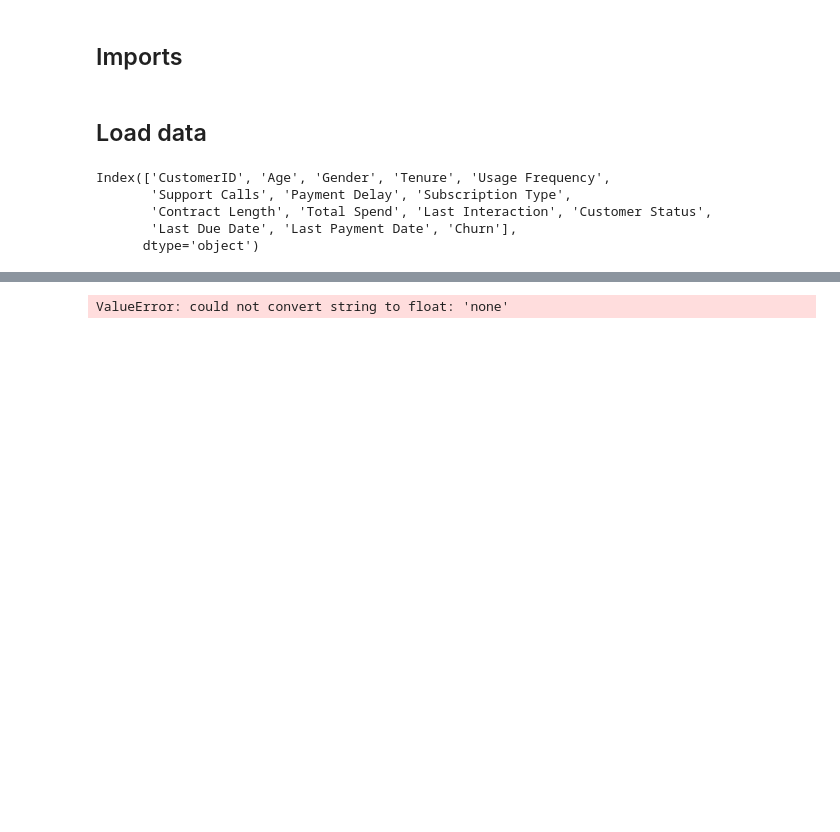
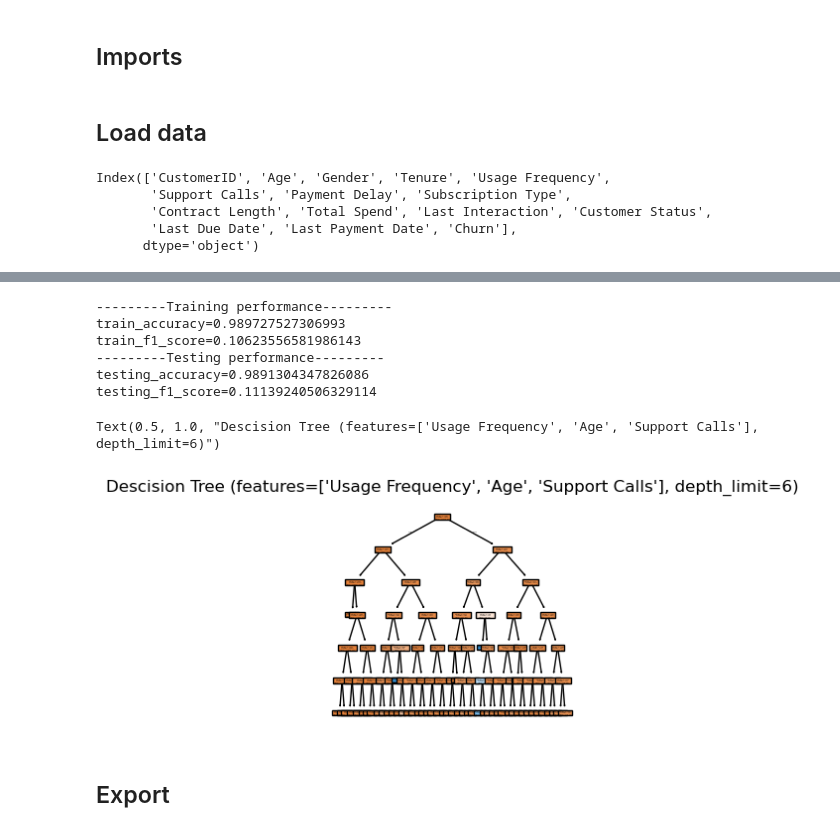
Before and after one commit to sterlingdavis314/mat311-credit_card_fraud, a Jupyter notebook: notebooks/churn_pred.ipynb, the cells around one changed output, grey strips where cells are left out. Saved outputs shown, nothing was run; the diff lists cells and outputs as text; code cells hidden in the pictures; blank space fills up the shorter version.

```diff
--- a/notebooks/churn_pred.ipynb
+++ b/notebooks/churn_pred.ipynb
@@ -41,32 +42,41 @@ X.head()
 # %%
 #try ph with depth 1, ph with depth 4, ph with depth None
 #try N as the features with the same depth value
 #try cycle through the rest of the fa
-features = ["Age", "Usage Frequency", "Support Calls"]
+features = ["Usage Frequency", "Age", "Support Calls"]
 depth_limit = 6
 model = DecisionTreeClassifier(criterion='entropy', max_depth=depth_limit)
 model.fit(X_train[features], y_train)
 
 #Predict on train data
 y_pred_train = model.predict(X_train[features])
 
 #Predict on test data
 y_pred_test = model.predict(X_test[features])
 
 train_accuracy = metrics.accuracy_score(y_train, y_pred_train)
 train_f1_score = metrics.f1_score(y_train, y_pred_train)
 testing_accuracy = metrics.accuracy_score(y_test, y_pred_test)
 testing_f1_score = metrics.f1_score(y_test, y_pred_test)
 
 print("---------Training performance---------")
 print(f"{train_accuracy=}")
 print(f"{train_f1_score=}")
 print("---------Testing performance---------")
 print(f"{testing_accuracy=}")
 print(f"{testing_f1_score=}")
 
 plt.figure(figsize=(3,3))
-plot_tree(model, feature_names=features, class_names=["coffee", "rice"], filled=True)
+plot_tree(model, feature_names=features, filled=True)
 plt.title(f"Descision Tree ({features=}, {depth_limit=})")
 # %% [output]
-ValueError: could not convert string to float: 'none'
+---------Training performance---------
+train_accuracy=0.989727527306993
+train_f1_score=0.10623556581986143
+---------Testing performance---------
+testing_accuracy=0.9891304347826086
+testing_f1_score=0.11139240506329114
+Text(0.5, 1.0, "Descision Tree (features=['Usage Frequency', 'Age', 'Support Calls'], depth_limit=6)")
+[figure, added]
+# %% [markdown]
+## Export
```
Also changed, not shown: parts of 4 cells of this notebook, 1 other file.
